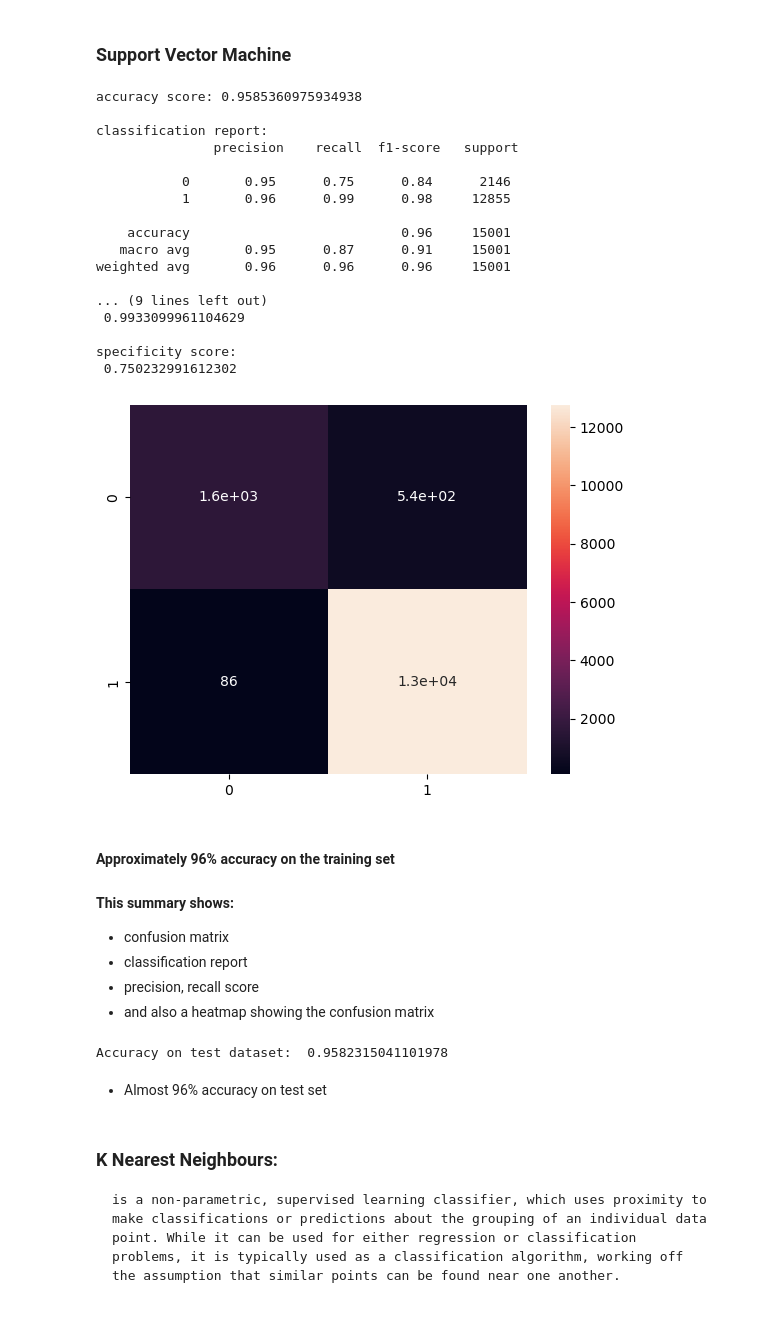
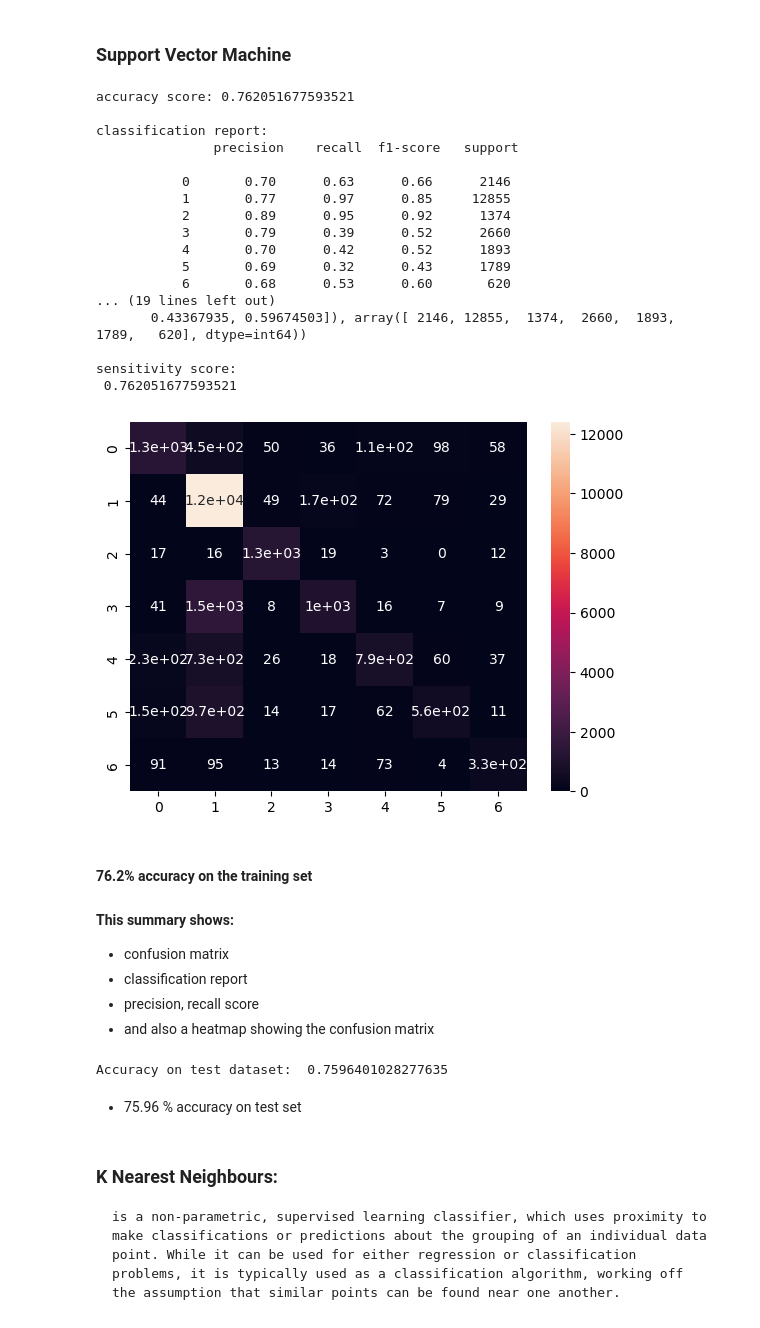
Before and after one commit to Taoheed-O/Tuberculosis_Survival_prediction, a Jupyter notebook: Machine_learning.ipynb, the cells around one changed output. Drawn from its saved outputs; the diff is of its cells as text; code cells hidden in the pictures.

```diff
--- a/Machine_learning.ipynb
+++ b/Machine_learning.ipynb
@@ -299,7 +299,10 @@ patients_total_2022 = pd.merge(patients_2022_new, regimens_2022_new, on='patient
 # %%
 patients_total_2022['outcome_cd_state'] = patients_total_2022['outcome_cd'].apply(lambda x:'cured'\
 if x == 'cured' else ('still on treatment' if x == 'stillOnTreatment' \
-               else ("died" if x == 'died' else 'others')))
+               else ("died" if x == 'died'\
+                     else( 'failure' if x == 'failure'\
+                          else('completed' if x == 'completed'\
+                               else ('loss to follow up' if x == 'ltfu' else 'unknown'))))))
 # %% [markdown]
 #### Doing the same process above to the patients 2023 and regimens 2023
 - Merging DataFrames
@@ -310,7 +313,10 @@ patients_total_2023 = pd.merge(patients_2023_new, regimens_2023_new, on='patient
 # %%
 patients_total_2023['outcome_cd_state'] = patients_total_2023['outcome_cd'].apply(lambda x:'cured'\
 if x == 'cured' else ('still on treatment' if x == 'stillOnTreatment' \
-               else ("died" if x == 'died' else 'others')))
+               else ("died" if x == 'died'\
+                     else( 'failure' if x == 'failure'\
+                          else('completed' if x == 'completed'\
+                               else ('loss to follow up' if x == 'ltfu' else 'unknown'))))))
 # %%
 patients_total_2022['year'] = 2022
 patients_total_2023['year'] = 2023
@@ -325,2 +341,7 @@ patients_total_cured_died = patients_total[patients_total['outcome_cd'].isin(['c
 # %%
-patients_total_cured_died['outcome_cd_bin'] = patients_total_cured_died['outcome_cd_state'].apply(lambda x: 1 if x == 'cured' else 0)
+patients_total['outcome_cd_bin'] = patients_total['outcome_cd_state'].apply(lambda x: 1 if x == 'cured' \
+                                                                                       else (0 if x == 'died' \
+                                                                                            else (2 if x == 'still on treatment'\
+                                                                                                  else(3 if x == 'completed'\
+                                                                                                      else(4 if x == 'loss to follow up'\
+                                                                                                          else(5 if x == 'failure' else 6))))))
@@ -386,10 +402,10 @@ features = ['gender', 'country', 'education', 'employment',
                       'lung_localization', 'x_ray_count', 'age_of_onset', 'bmi', 'period_span',
             'case_definition', 'status'
            ]
-training_features = patients_total_cured_died[features]
+training_features = patients_total[features]
 
 outcome = ['outcome_cd_bin']
-outcome_label = patients_total_cured_died[outcome]
+outcome_label = patients_total[outcome]
 # %%
 categorical_columns = ['gender', 'country', 'education', 'employment',
                        'number_of_children', 'number_of_daily_contacts', 'type_of_resistance',
@@ -611,41 +627,41 @@ model_svc = svc.fit(training_features,np.array(outcome_label['outcome_cd_bin']))
 # %%
 predicted_label  = model_svc.predict(training_features)
 actual_label = np.array(outcome_label['outcome_cd_bin'])
 print('accuracy score:',accuracy_score(actual_label,predicted_label))
 print('\nclassification report:\n',classification_report(actual_label,predicted_label))
 print('\nconfusion matrix:\n',confusion_matrix(actual_label,predicted_label))
 print('\nprecison,recall,fscore,support ARRAYS:\n',precision_recall_fscore_support(actual_label,predicted_label))
-def specificity(y_true , y_pred):
-    w,x,y,z = precision_recall_fscore_support(actual_label,predicted_label)
-    return(x[0])
-print('\nsensitivity score:\n',recall_score(actual_label,predicted_label))
-print('\nspecificity score:\n',specificity(actual_label,predicted_label))
+# def specificity(y_true , y_pred):
+#     w,x,y,z = precision_recall_fscore_support(actual_label,predicted_label)
+#     return(x[0])
+print('\nsensitivity score:\n',recall_score(actual_label,predicted_label,average='micro'))
+# print('\nspecificity score:\n',specificity(actual_label,predicted_label))
 
 cm = confusion_matrix(actual_label,predicted_label)
 
 sns.heatmap(cm,annot=True)
 plt.show()
 # %% [output]
-accuracy score: 0.9585360975934938
+accuracy score: 0.762051677593521
 
 classification report:
                precision    recall  f1-score   support
 
-           0       0.95      0.75      0.84      2146
-           1       0.96      0.99      0.98     12855
+           0       0.70      0.63      0.66      2146
+           1       0.77      0.97      0.85     12855
+           2       0.89      0.95      0.92      1374
+           3       0.79      0.39      0.52      2660
+           4       0.70      0.42      0.52      1893
+           5       0.69      0.32      0.43      1789
+           6       0.68      0.53      0.60       620
+... (19 lines left out)
+       0.43367935, 0.59674503]), array([ 2146, 12855,  1374,  2660,  1893,  1789,   620], dtype=int64))
 
-    accuracy                           0.96     15001
-   macro avg       0.95      0.87      0.91     15001
-weighted avg       0.96      0.96      0.96     15001
-
-... (9 lines left out)
- 0.9933099961104629
-
-specificity score:
- 0.750232991612302
+sensitivity score:
+ 0.762051677593521
-[figure, old version]
+[figure, new version]
 # %% [markdown]
-#### Approximately 96% accuracy on the training set
+#### 76.2% accuracy on the training set
 #### This summary shows:
 - confusion matrix
 - classification report
@@ -654,9 +670,9 @@ specificity score:
 # %%
 print('Accuracy on test dataset: ', accuracy_score(y_test, model_svc.predict(x_test)))
 # %% [output]
-Accuracy on test dataset:  0.9582315041101978
+Accuracy on test dataset:  0.7596401028277635
 # %% [markdown]
-- Almost 96% accuracy on test set
+- 75.96 % accuracy on test set
 # %% [markdown]
 ### K Nearest Neighbours:
     is a non-parametric, supervised learning classifier, which uses proximity to make classifications or predictions about the grouping of an individual data point. While it can be used for either regression or classification problems, it is typically used as a classification algorithm, working off the assumption that similar points can be found near one another.
```
Also changed, not shown: parts of 24 cells of this notebook, 1 other file.
